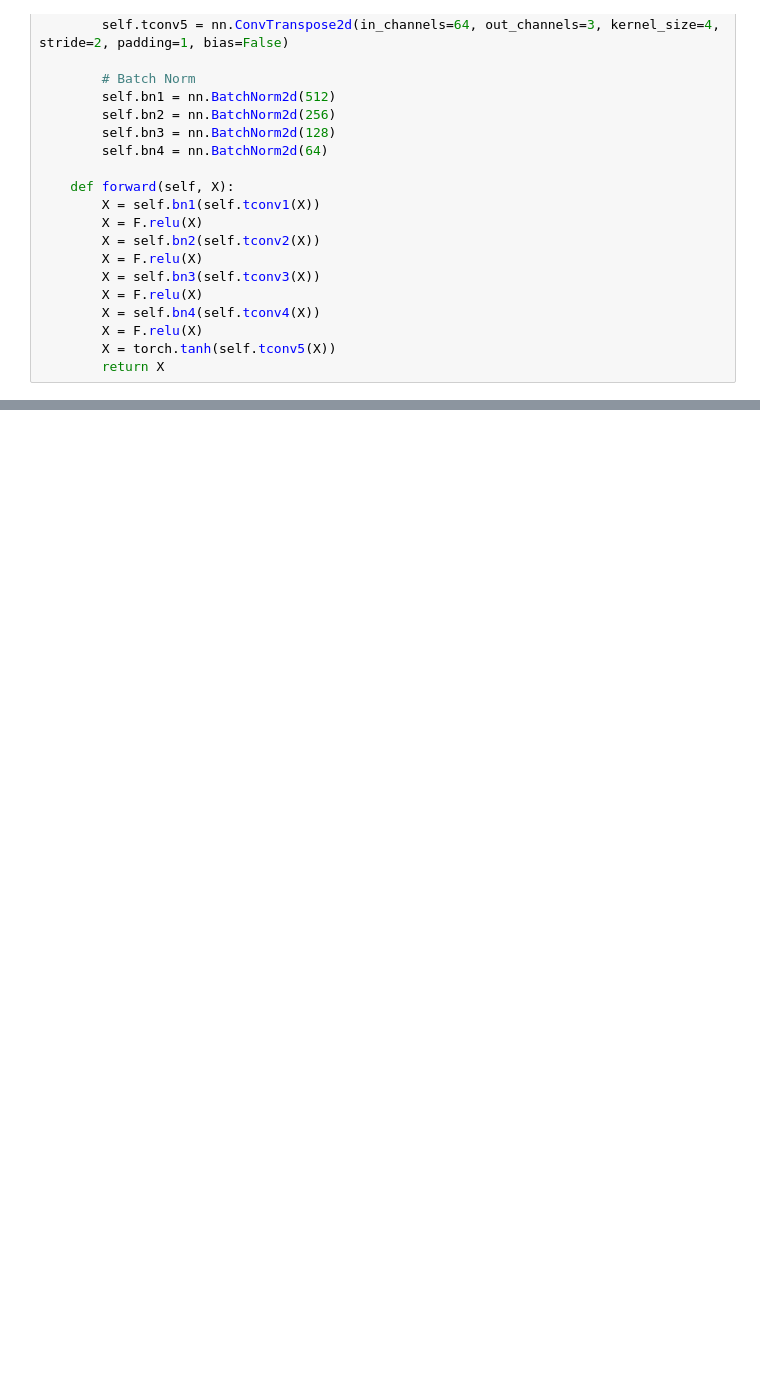
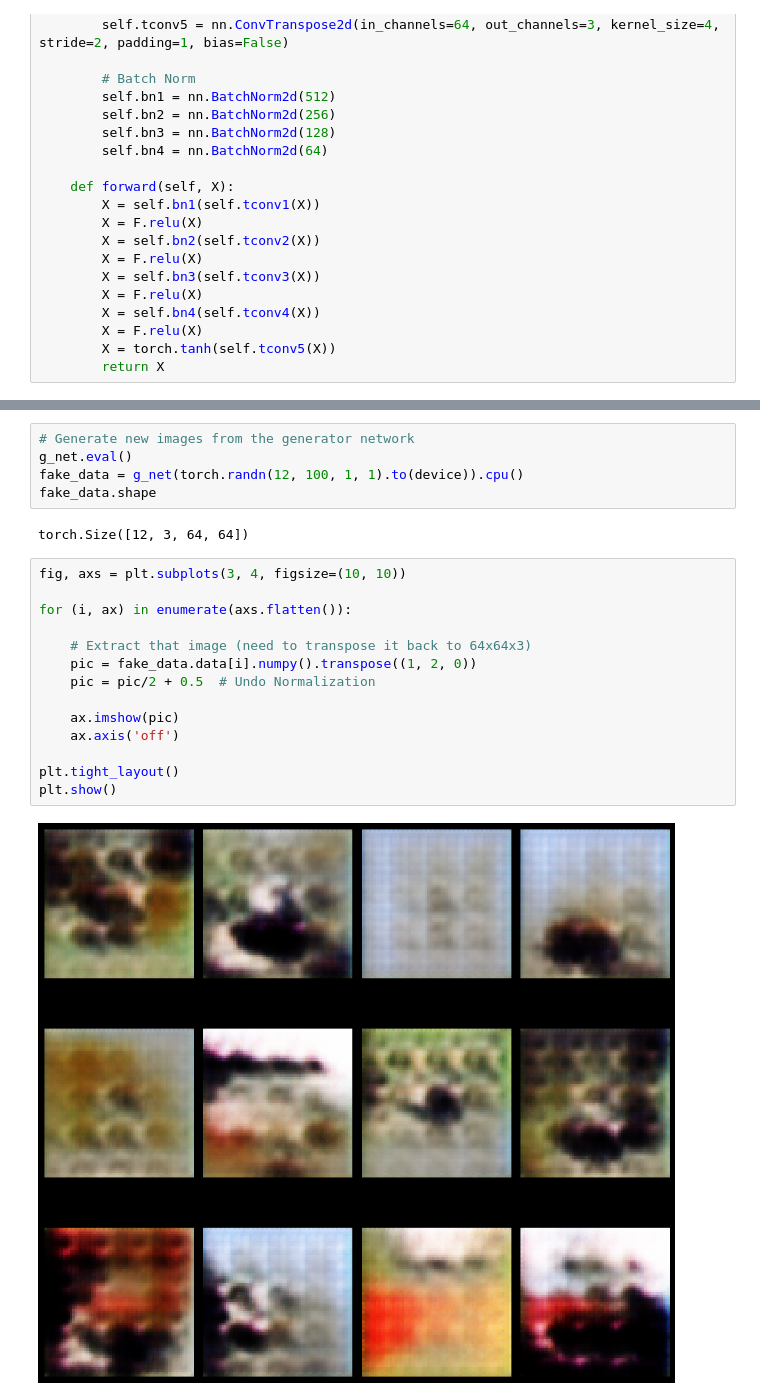
Before and after one commit to shre-db/Generative-Adversarial-Network-CIFAR-10, a Jupyter notebook: Notebook.ipynb, the cells around one changed output, grey strips where cells are left out. Saved outputs shown, nothing was run; the diff lists cells and outputs as text; blank space fills up the shorter version.

```diff
--- a/Notebook.ipynb
+++ b/Notebook.ipynb
@@ -149,0 +237,23 @@ g_optimizer = torch.optim.Adam(g_net.parameters(), lr=0.0002)
+# %%
+# Generate new images from the generator network
+g_net.eval()
+fake_data = g_net(torch.randn(12, 100, 1, 1).to(device)).cpu()
+fake_data.shape
+# %% [output]
+torch.Size([12, 3, 64, 64])
+# %%
+fig, axs = plt.subplots(3, 4, figsize=(10, 10))
+
+for (i, ax) in enumerate(axs.flatten()):
+
+    # Extract that image (need to transpose it back to 64x64x3)
+    pic = fake_data.data[i].numpy().transpose((1, 2, 0))
+    pic = pic/2 + 0.5  # Undo Normalization
+
+    ax.imshow(pic)
+    ax.axis('off')
+
+plt.tight_layout()
+plt.show()
+# %% [output]
+[figure, added]
```
Also changed, not shown: parts of 8 cells of this notebook.
